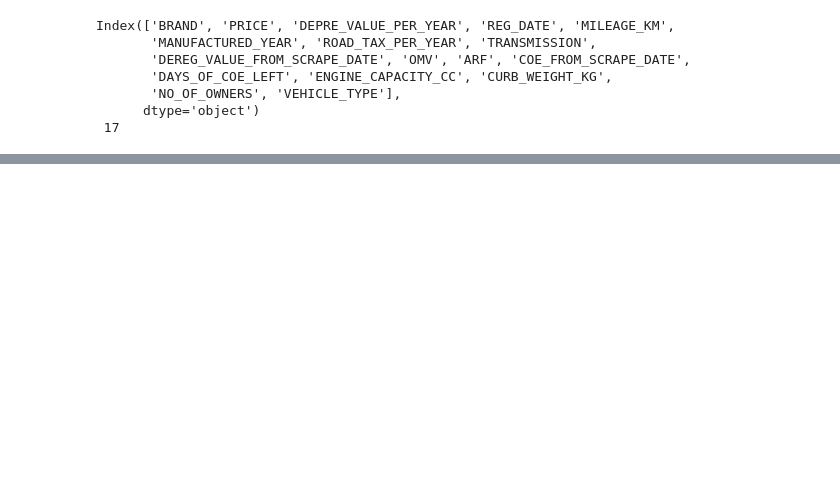
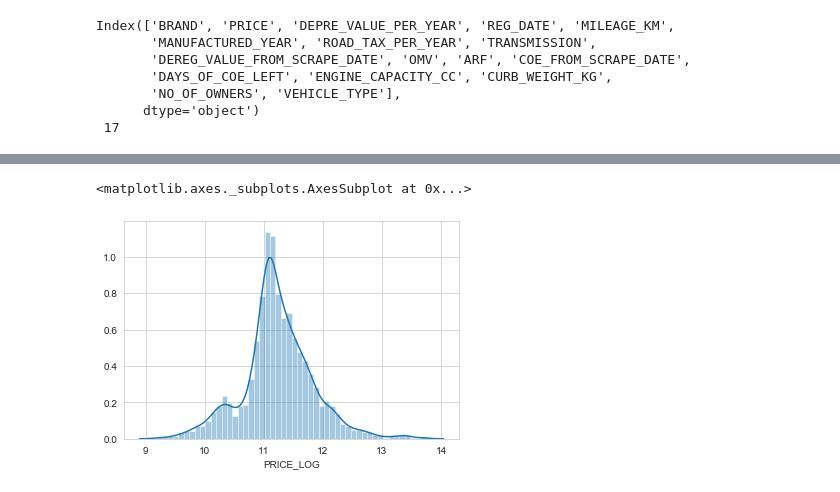
Before and after one commit to xianjinseow92/Data-Science-Projects, a Jupyter notebook: Project_2_SgCarMart Price Prediction_2/notebooks/EDA and Linear Regression Analysis on Used Cars from SGCARMART.ipynb, the cells around one changed output, grey strips where cells are left out. Cells and saved outputs as stored; diff of their text form; code cells hidden in the pictures; blank space fills up the shorter version.

```diff
--- a/Project_2_SgCarMart Price Prediction_2/notebooks/EDA and Linear Regression Analysis on Used Cars from SGCARMART.ipynb
+++ b/Project_2_SgCarMart Price Prediction_2/notebooks/EDA and Linear Regression Analysis on Used Cars from SGCARMART.ipynb
@@ -174,0 +231,5 @@ df_clean[df_clean['TRANSMISSION'] == "Manual"]
+# %%
+sns.distplot(df_clean['PRICE_LOG'])
+# %% [output]
+<matplotlib.axes._subplots.AxesSubplot at 0x...>
+[figure, added]
```
Also changed, not shown: parts of 29 cells of this notebook.
